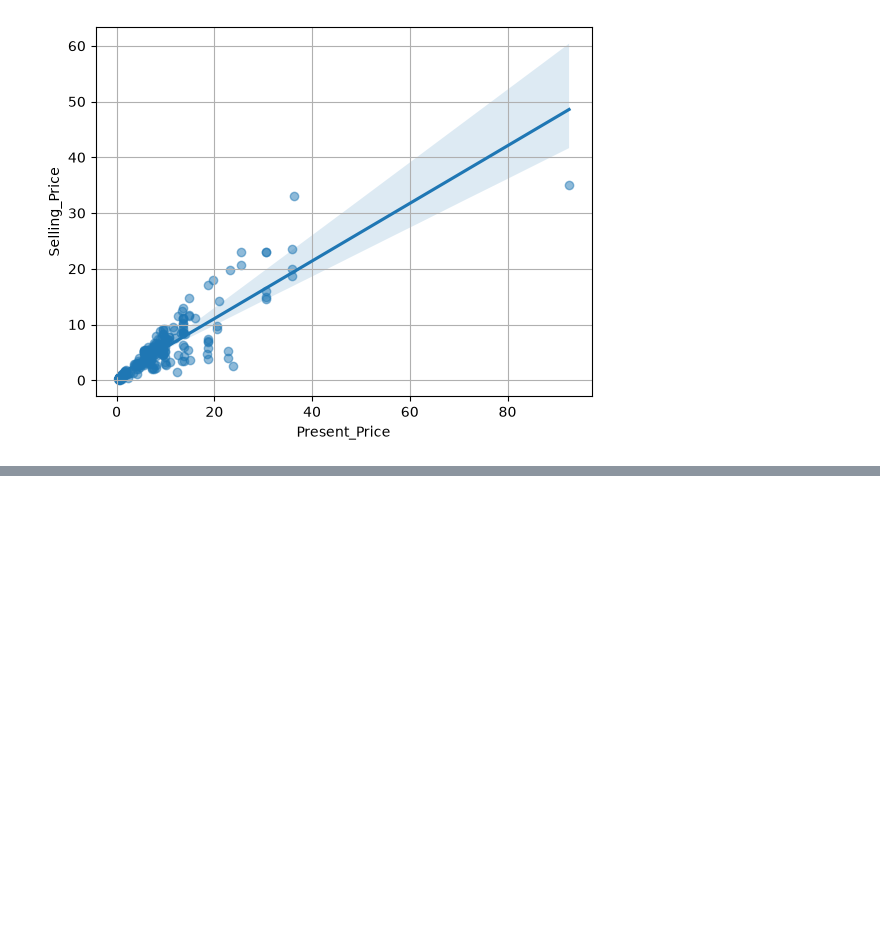
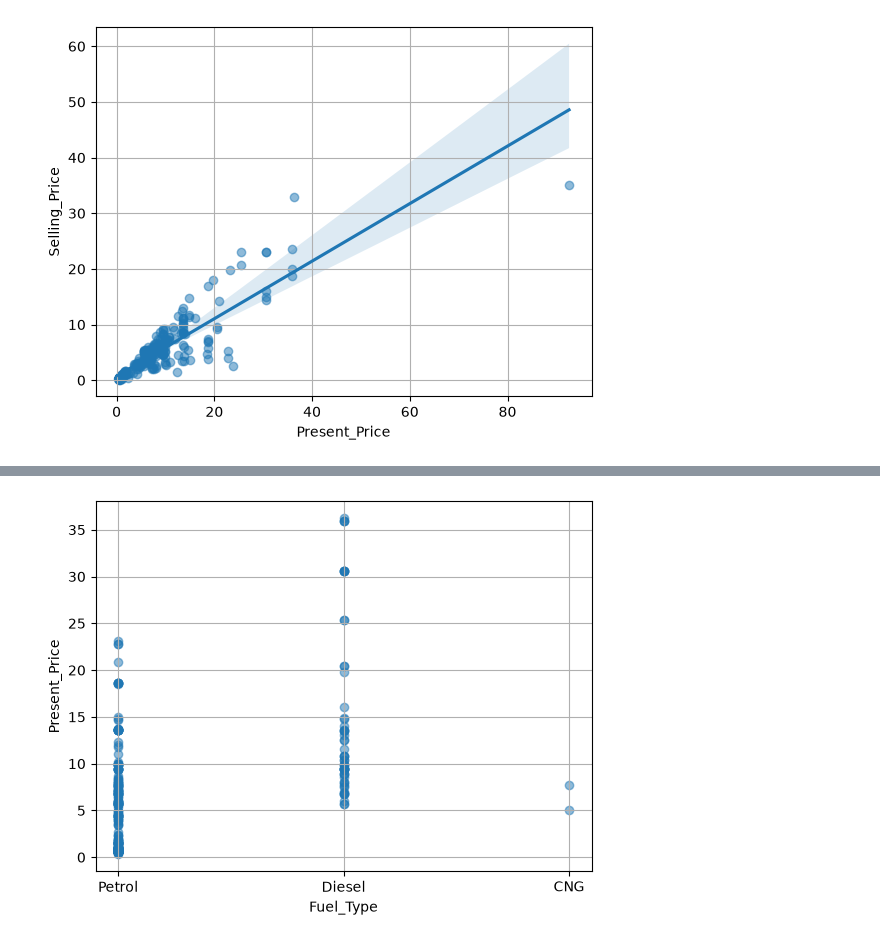
Before and after one commit to MHDadkhah172/MLDailyProject, a Jupyter notebook: 01_car_price_prediction/data_analyze.ipynb, the cells around one changed output, grey strips where cells are left out. Cells and saved outputs as stored; diff of their text form; code cells hidden in the pictures; blank space fills up the shorter version.

```diff
--- a/01_car_price_prediction/data_analyze.ipynb
+++ b/01_car_price_prediction/data_analyze.ipynb
@@ -121,0 +141,11 @@ Name: 196, dtype: object
+# %%
+###### delete row with 500k km Kms_Driven
+df = df[df['Kms_Driven'] < 400000]
+# %%
+plt.scatter(df['Fuel_Type'], df['Present_Price'], alpha=0.5)
+plt.xlabel('Fuel_Type')
+plt.ylabel('Present_Price')
+plt.grid(True)
+plt.show()
+# %% [output]
+[figure, added]
```
Also changed, not shown: parts of 19 cells of this notebook, 1 other file.
